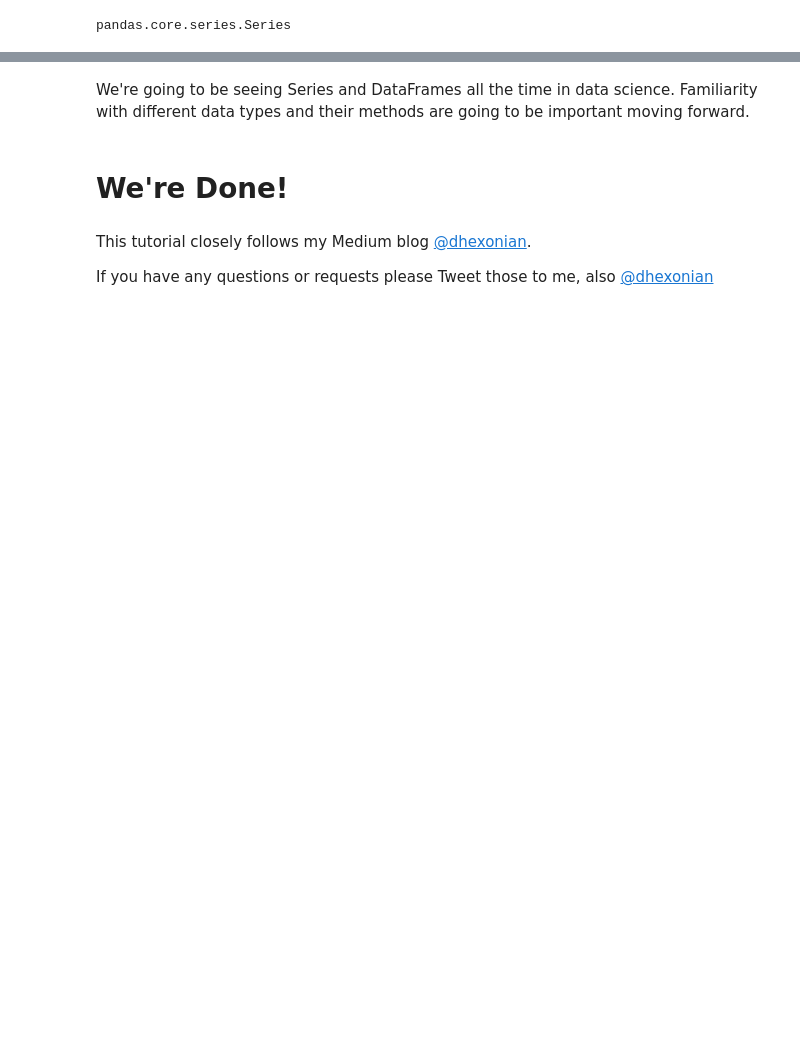
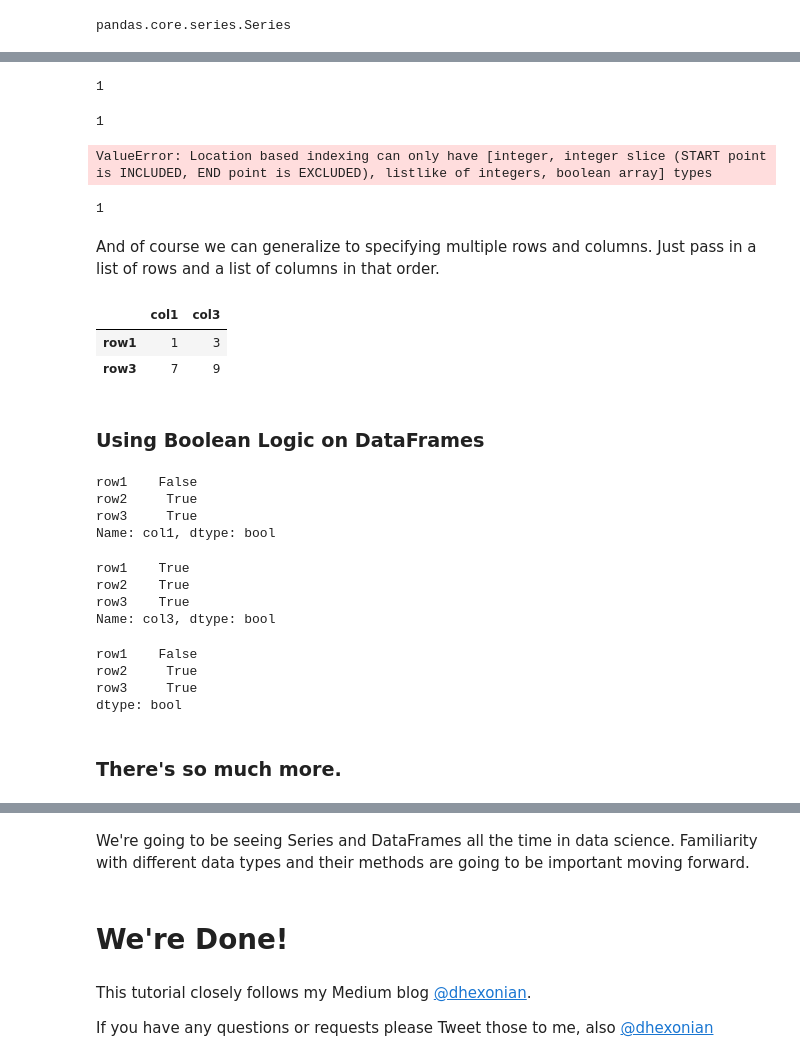
Before and after one commit to LawerenceLee/data-science-pipeline, a Jupyter notebook: (1) Data Types .ipynb, the cells around one changed output, grey strips where cells are left out. Drawn from its saved outputs; the diff is of its cells as text; code cells hidden in the pictures; blank space fills up the shorter version.

Commit message:
push detailed content for clarity on series and dataframe

```diff
--- a/(1) Data Types .ipynb
+++ b/(1) Data Types .ipynb
@@ -71,11 +233,11 @@ ser1.ix['a'] # as mentioned ix can also take non-numeric index
 # %% [markdown]
 DataFrames can intuitively be thought of as many Series stacked horizontally. Hence a DataFrame will have multiple columns which warrant column names. Similar to Series, a DataFrame will have an index that can help us identify rows of data that are of interest to us.
 # %%
-arr1 = np.array([[1,2,3],[4,5,6],[7,8,9]])
+arr = np.array([[1,2,3],[4,5,6],[7,8,9]])
 rownames = ['row1','row2', 'row3']
 colnames = ['col1','col2','col3']
-mydataframe = DataFrame(arr1,index=rownames,columns=colnames)
-mydataframe
+df = DataFrame(arr,index=rownames,columns=colnames)
+df
 # %% [output]
 |  | col1 | col2 | col3 |
 | row1 | 1 | 2 | 3 |
@@ -183,0 +376,49 @@ pandas.core.series.Series
+# %%
+df.loc['row1', 'col1'] # find me the entry that is located at row1 and col1
+# %% [output]
+1
+# %%
+df.ix['row1', 'col1']
+# %% [output]
+1
+# %%
+df.iloc['row1','col1'] # this will return an error because REMEMBER iloc only accepts numeric index
+# %% [output]
+ValueError: Location based indexing can only have [integer, integer slice (START point is INCLUDED, END point is EXCLUDED), listlike of integers, boolean array] types
+# %%
+df.iloc[0,0] # find me the entry that is located at at 0th row and 0th column, that is row1 x col1
+# %% [output]
+1
+# %% [markdown]
+And of course we can generalize to specifying multiple rows and columns. Just pass in a list of rows and a list of columns in that order.
+# %%
+df.loc[['row1','row3'],['col1','col3']]
+# %% [output]
+|  | col1 | col3 |
+| row1 | 1 | 3 |
+| row3 | 7 | 9 |
+# %% [markdown]
+### Using Boolean Logic on DataFrames
+# %%
+df['col1'] > 2
+# %% [output]
+row1    False
+row2     True
+row3     True
+Name: col1, dtype: bool
+# %%
+df['col3'] > 2
+# %% [output]
+row1    True
+row2    True
+row3    True
+Name: col3, dtype: bool
+# %%
+(df['col1'] > 2) & (df['col3'] > 2) # & denotes AND
+# %% [output]
+row1    False
+row2     True
+row3     True
+dtype: bool
+# %% [markdown]
+### There's so much more.
```
Also changed, not shown: parts of 83 cells of this notebook.
